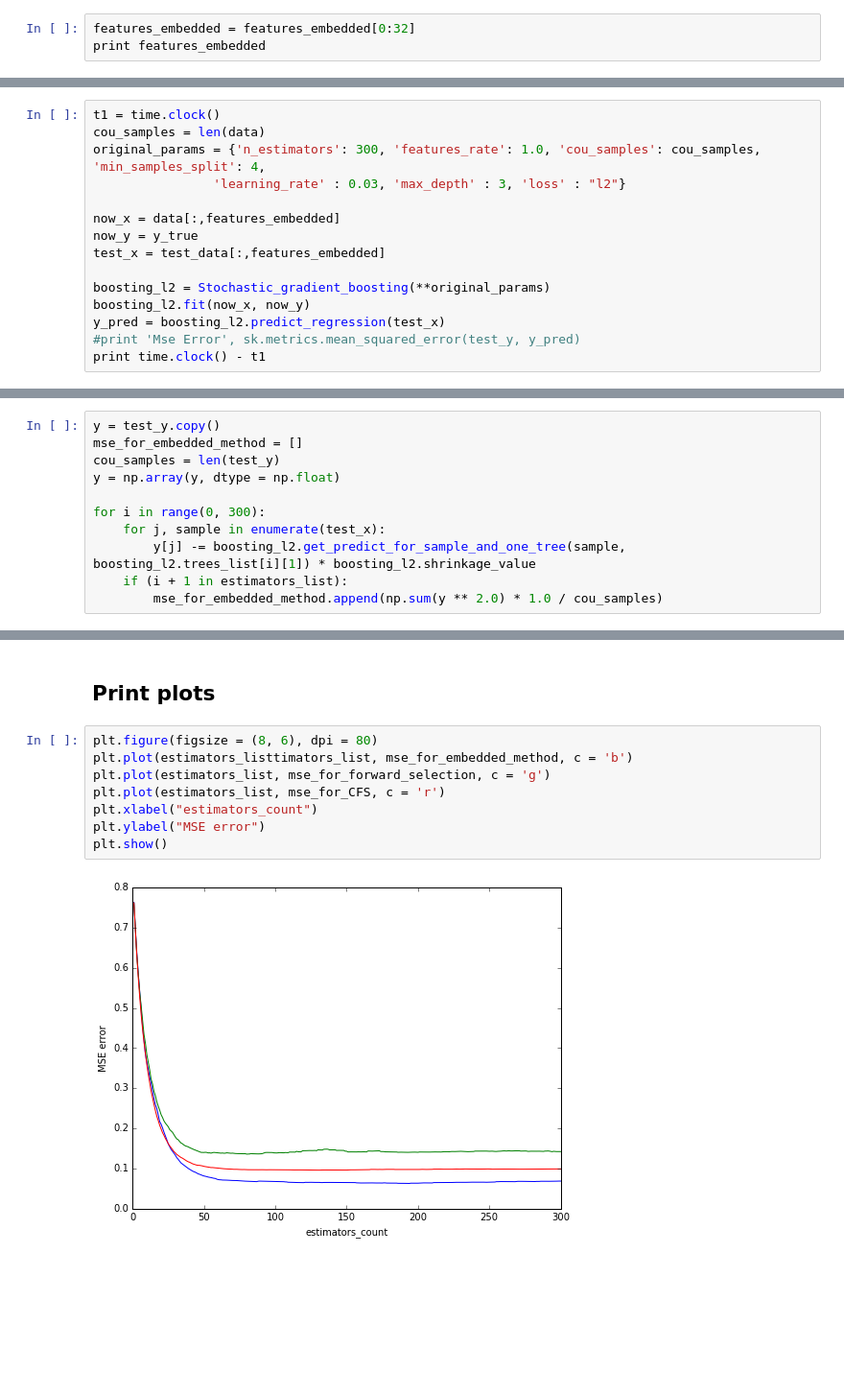
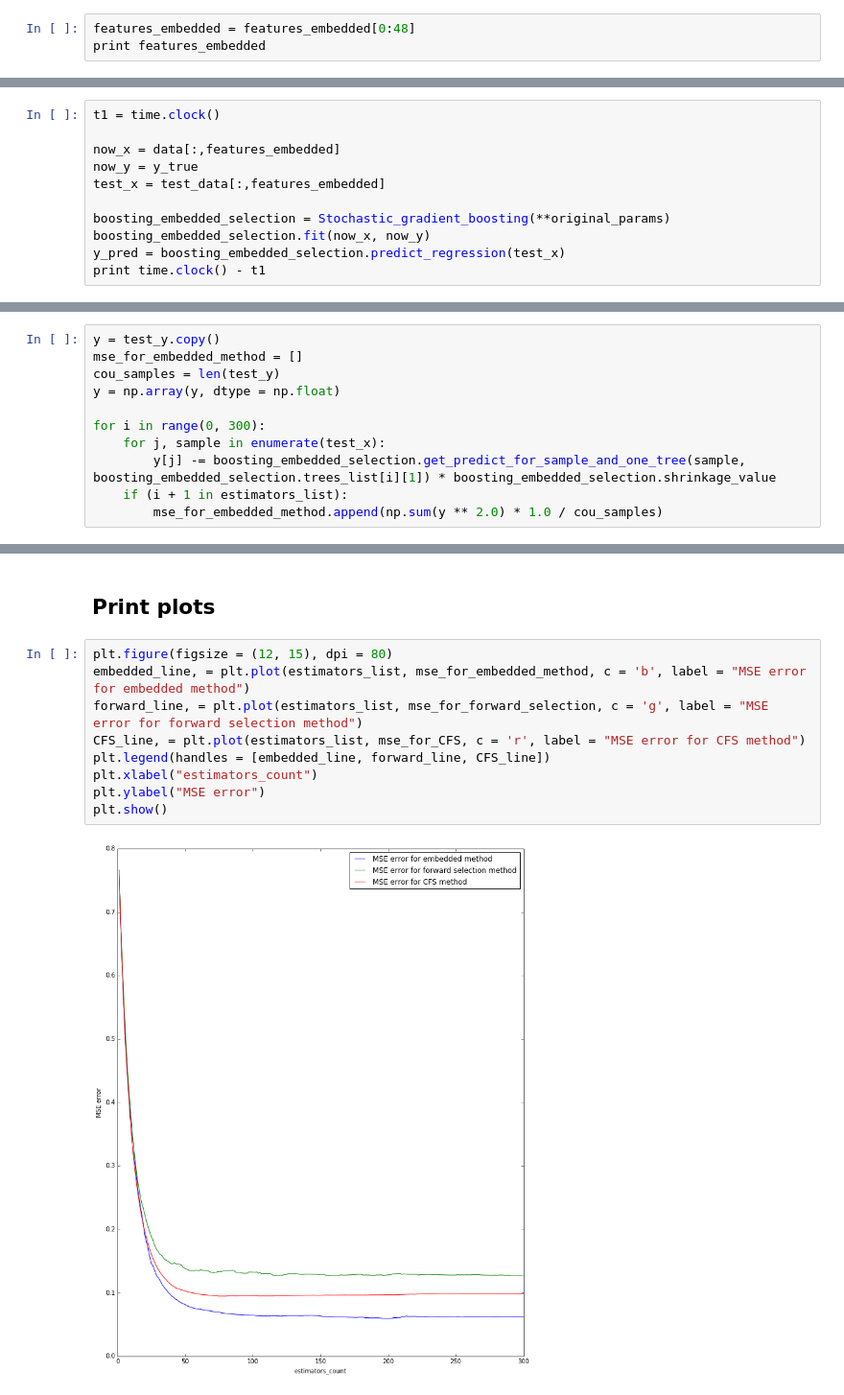
Before and after one commit to alex0parhomenko/technosfera, a Jupyter notebook: big_data/homework1-2/homework1_2.ipynb, the cells around one changed output, grey strips where cells are left out. Shown at 96% size. Drawn from its saved outputs; the diff is of its cells as text; blank space fills up the shorter version.

Commit message:
add legen to plot

```diff
--- a/big_data/homework1-2/homework1_2.ipynb
+++ b/big_data/homework1-2/homework1_2.ipynb
@@ -605,4 +605,4 @@ plt.show()
 # %%
-features_embedded = features_embedded[0:32]
+features_embedded = features_embedded[0:48]
 print features_embedded
 # %% [output]
@@ -618,16 +617,12 @@ print test_x.shape
 # %%
 t1 = time.clock()
-cou_samples = len(data)
-original_params = {'n_estimators': 300, 'features_rate': 1.0, 'cou_samples': cou_samples, 'min_samples_split': 4,
-                'learning_rate' : 0.03, 'max_depth' : 3, 'loss' : "l2"}
 
 now_x = data[:,features_embedded]
 now_y = y_true
 test_x = test_data[:,features_embedded]
 
-boosting_l2 = Stochastic_gradient_boosting(**original_params)
-boosting_l2.fit(now_x, now_y)
-y_pred = boosting_l2.predict_regression(test_x)
-#print 'Mse Error', sk.metrics.mean_squared_error(test_y, y_pred)
+boosting_embedded_selection = Stochastic_gradient_boosting(**original_params)
+boosting_embedded_selection.fit(now_x, now_y)
+y_pred = boosting_embedded_selection.predict_regression(test_x)
 print time.clock() - t1
 # %% [output]
@@ -642,7 +635,7 @@ y = np.array(y, dtype = np.float)
 
 for i in range(0, 300):
     for j, sample in enumerate(test_x):
-        y[j] -= boosting_l2.get_predict_for_sample_and_one_tree(sample, boosting_l2.trees_list[i][1]) * boosting_l2.shrinkage_value
+        y[j] -= boosting_embedded_selection.get_predict_for_sample_and_one_tree(sample, boosting_embedded_selection.trees_list[i][1]) * boosting_embedded_selection.shrinkage_value
     if (i + 1 in estimators_list):
         mse_for_embedded_method.append(np.sum(y ** 2.0) * 1.0 / cou_samples)
 # %% [markdown]
@@ -705,12 +693,13 @@ for i in range(0, 300):
 # %% [markdown]
 ## Print plots
 # %%
-plt.figure(figsize = (8, 6), dpi = 80)
-plt.plot(estimators_listtimators_list, mse_for_embedded_method, c = 'b')
-plt.plot(estimators_list, mse_for_forward_selection, c = 'g')
-plt.plot(estimators_list, mse_for_CFS, c = 'r')
+plt.figure(figsize = (12, 15), dpi = 80)
+embedded_line, = plt.plot(estimators_list, mse_for_embedded_method, c = 'b', label = "MSE error for embedded method")
+forward_line, = plt.plot(estimators_list, mse_for_forward_selection, c = 'g', label = "MSE error for forward selection method")
+CFS_line, = plt.plot(estimators_list, mse_for_CFS, c = 'r', label = "MSE error for CFS method")
+plt.legend(handles = [embedded_line, forward_line, CFS_line])
 plt.xlabel("estimators_count")
 plt.ylabel("MSE error")
 plt.show()
 # %% [output]
-[figure, old version]
+[figure, new version]
```
Also changed, not shown: parts of 12 cells of this notebook.
